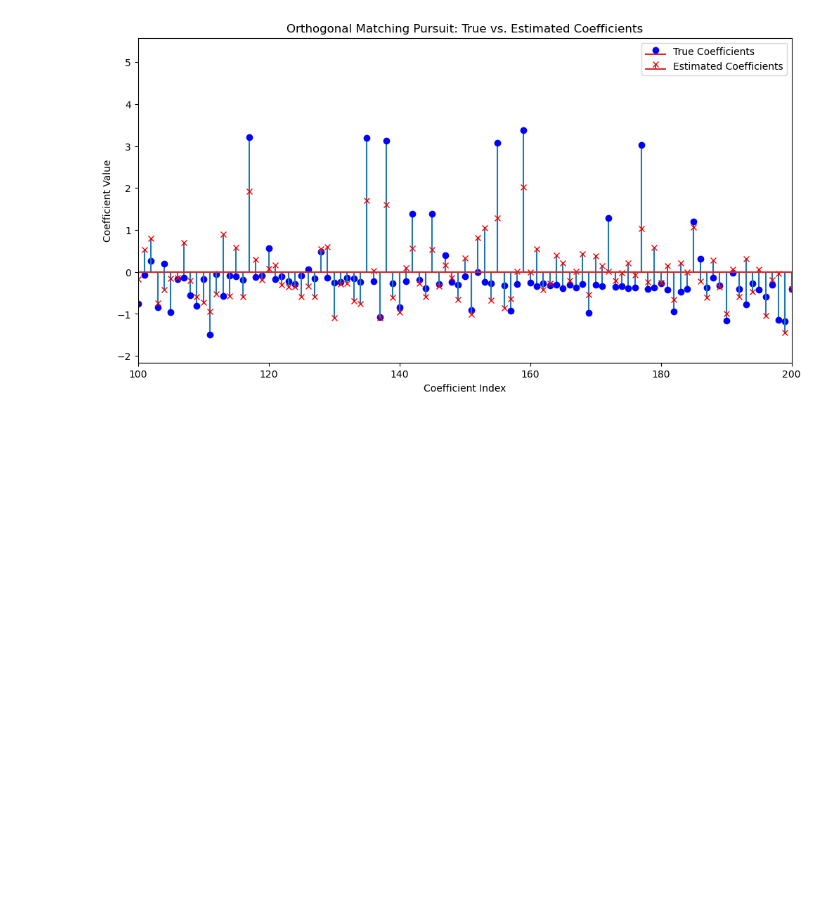
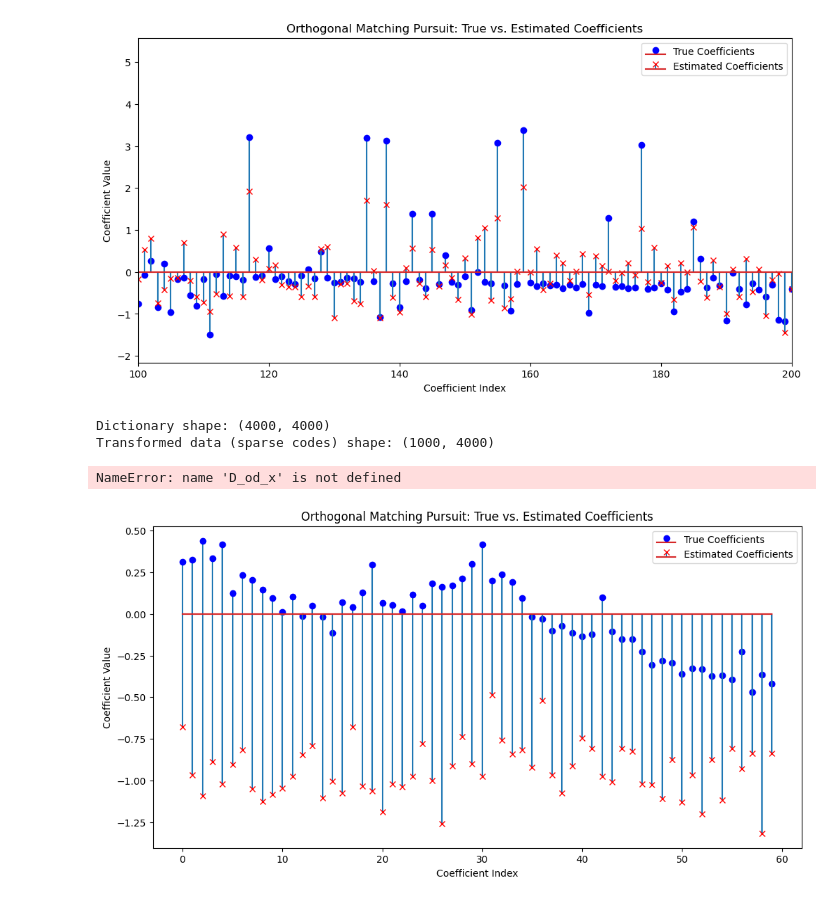
Before and after one commit to itaygeva/MultidimCS, a Jupyter notebook: learning_dict_OMP_second_try.ipynb, the cells around one changed output. Drawn from its saved outputs; the diff is of its cells as text; code cells hidden in the pictures; blank space fills up the shorter version.

```diff
--- a/learning_dict_OMP_second_try.ipynb
+++ b/learning_dict_OMP_second_try.ipynb
@@ -129,7 +128,7 @@ X_AVG=(X_AVG-X_AVG.mean())/X_AVG.std()
 
 
 # Instantiate a DictionaryLearning object
-dict_learner_od_x = DictionaryLearning(n_components=2000,  # number of dictionary elements
+dict_learner_od_x = DictionaryLearning(n_components=4000,  # number of dictionary elements
                                   transform_algorithm='lasso_lars',  # sparse coding method
                                   transform_alpha=0.1,  # sparsity controlling parameter
                                   random_state=0)
@@ -143,8 +142,29 @@ D_od_x = dict_learner_od_x.components_
 # Check the shape of the outputs
 print("Dictionary shape:", D_od_x.shape)
 print("Transformed data (sparse codes) shape:", V_od_x.shape)
+# %% [output]
+Dictionary shape: (4000, 4000)
+Transformed data (sparse codes) shape: (1000, 4000)
+# %%
+import torch
+tensors={'D_od_x':D_od_x,'V_od_x':V_od_x}
+torch.save(tensors,'Dict_learn_Z_4000*4000.pt')
+# %% [output]
+NameError: name 'D_od_x' is not defined
+# %%
+import torch
+tensors=torch.load('Dict_learn_X_4000_4000.pt')
+D_od_x=tensors['D_od_x']
+V_od_x=tensors['V_od_x']
 # %%
-sparse_codes_x = orthogonal_mp(D_od_x, X_AVG.T, n_nonzero_coefs=5, precompute=True)
+# Generate some sample data
+
+X_AVG=X_dataset_test-X_dataset_test.mean(axis=2,keepdims=True)
+X_AVG=X_dataset_test.reshape(len_test,-1,order='F')
+
+X_AVG=(X_AVG-X_AVG.mean())/X_AVG.std()
+
+sparse_codes_x = orthogonal_mp(D_od_x, X_AVG.T, n_nonzero_coefs=30,tol=100, precompute=True)
 
 # Check the shape of the output
 print("Shape of sparse codes:", sparse_codes_x.shape)
@@ -156,4 +176,24 @@ X_reconstructed = X_reconstructed.T
 # Calculate reconstruction error
 recovery_error = np.linalg.norm(X_AVG - X_reconstructed) / np.linalg.norm(X_AVG)
 print("Relative recovery error: {:.4f}".format(recovery_error))
+# %%
+import matplotlib.pyplot as plt
+z=X_AVG[0,610:670]
+z_avg= z.mean()
+z=z-z_avg
+z_rec=X_reconstructed[0,610:670]
+z_rec=z_rec-z_avg
+
+
+plt.figure(figsize=(12, 6))
+plt.stem(z, markerfmt='bo', label='True Coefficients')
+plt.stem(z_rec, markerfmt='rx', label='Estimated Coefficients')
+
+plt.xlabel('Coefficient Index')
+plt.ylabel('Coefficient Value')
+plt.title('Orthogonal Matching Pursuit: True vs. Estimated Coefficients')
+plt.legend()
+plt.show()
+# %% [output]
+[figure, added]
 # %%
```
Also changed, not shown: parts of 2 cells of this notebook.
